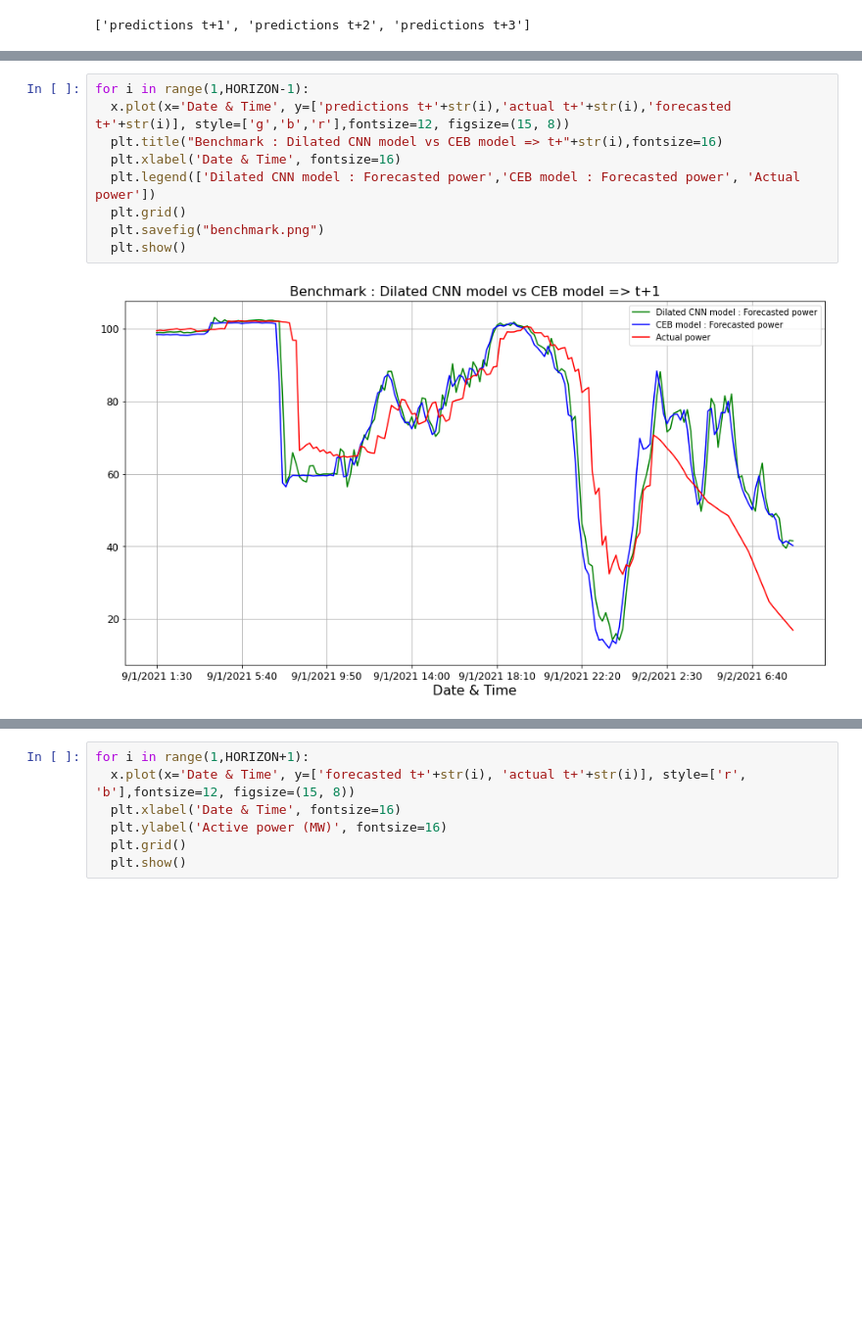
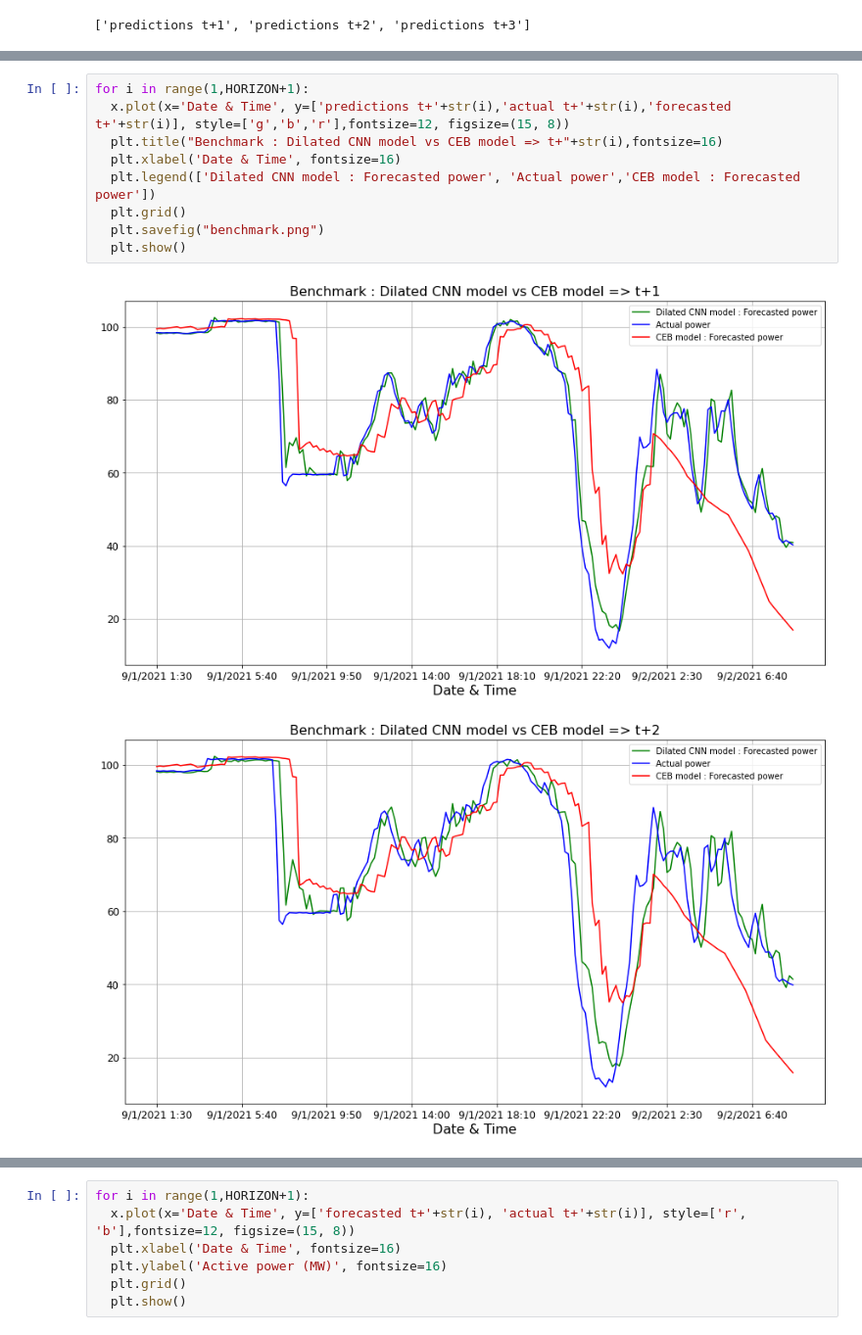
Before and after one commit to entc-17-fyp-20/WPF_Data_Visualization, a Jupyter notebook: Dilated_CNN_model_(Multi_step)_for_short_term_power_forecasting_Tested_with_new_CEB_dataset.ipynb, the cells around one changed output, grey strips where cells are left out. Shown at 98% size. Cells and saved outputs as stored; diff of their text form; blank space fills up the shorter version.

Commit message:
minor changes to plots

```diff
--- a/Dilated_CNN_model_(Multi_step)_for_short_term_power_forecasting_Tested_with_new_CEB_dataset.ipynb
+++ b/Dilated_CNN_model_(Multi_step)_for_short_term_power_forecasting_Tested_with_new_CEB_dataset.ipynb
@@ -503,13 +503,14 @@ for i in range(1,HORIZON+1):
 [interactive output not drawn]
 [interactive output not drawn]
 # %%
-for i in range(1,HORIZON-1):
+for i in range(1,HORIZON+1):
   x.plot(x='Date & Time', y=['predictions t+'+str(i),'actual t+'+str(i),'forecasted t+'+str(i)], style=['g','b','r'],fontsize=12, figsize=(15, 8))
   plt.title("Benchmark : Dilated CNN model vs CEB model => t+"+str(i),fontsize=16)
   plt.xlabel('Date & Time', fontsize=16)
-  plt.legend(['Dilated CNN model : Forecasted power','CEB model : Forecasted power', 'Actual power'])
+  plt.legend(['Dilated CNN model : Forecasted power', 'Actual power','CEB model : Forecasted power'])
   plt.grid()
   plt.savefig("benchmark.png")
   plt.show()
 # %% [output]
-[figure, old version]
+[figure, new version]
+[figure, added]
```
Also changed, not shown: parts of 7 cells of this notebook.
